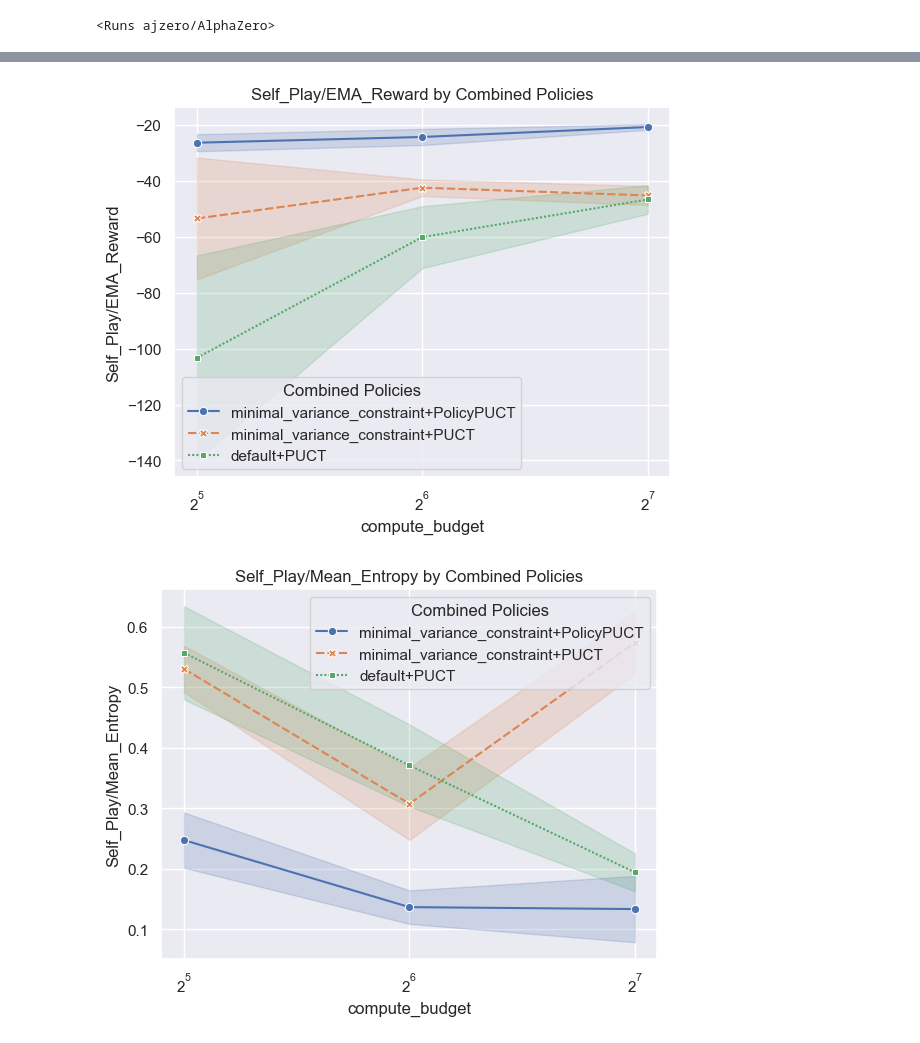
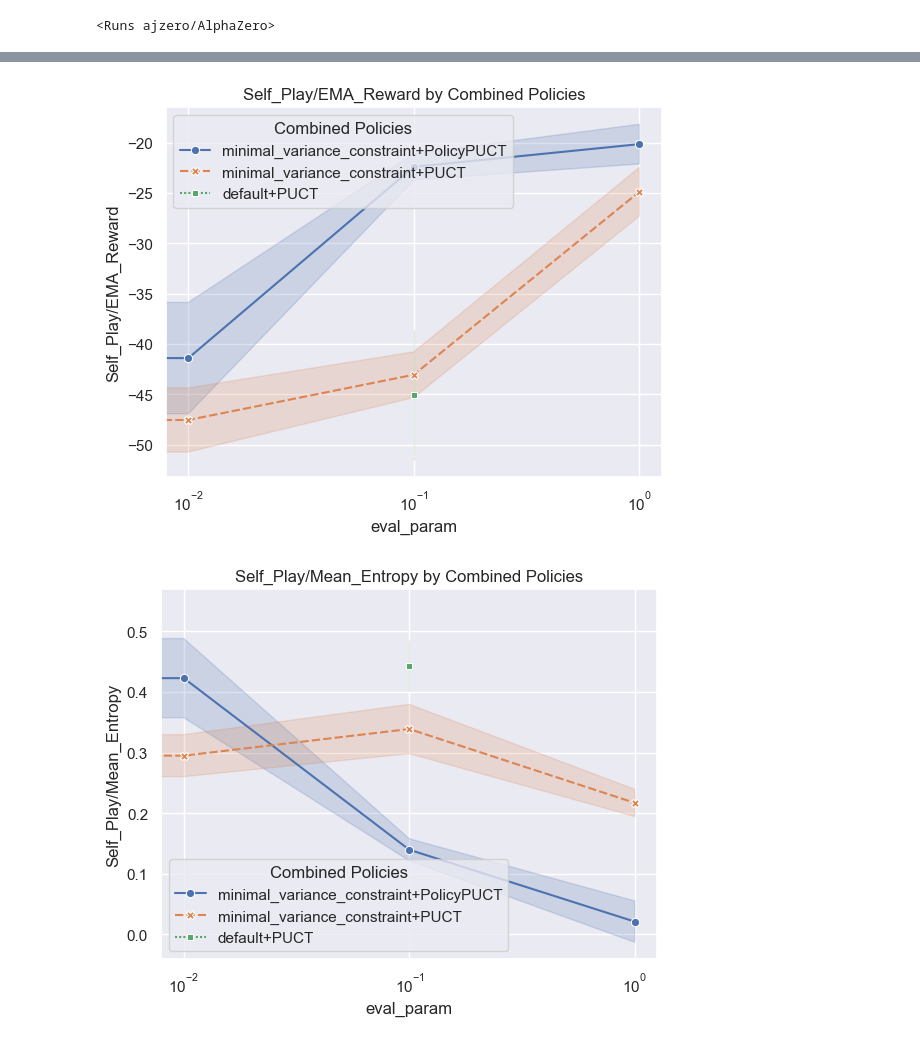
Before and after one commit to albinjal/GeneralAlphaZero, a Jupyter notebook: notebooks/first_experiment_analysis.ipynb, the cells around one changed output, grey strips where cells are left out. Cells and saved outputs as stored; diff of their text form; code cells hidden in the pictures.

```diff
--- a/notebooks/first_experiment_analysis.ipynb
+++ b/notebooks/first_experiment_analysis.ipynb
@@ -13,9 +13,10 @@ from scipy.interpolate import interp1d
 
 api = wandb.Api()
 entity, project = "ajzero", "AlphaZero"
-x_metric = "compute_budget"
-tag = x_metric
-runs = api.runs(entity + "/" + project, filters={"tags": {"$in": [tag]}})
+x_metric = "eval_param"
+tags = ["custom_sweep"]
+filters = {"config.compute_budget": 64, "config.puct_c": 2}
+runs = api.runs(entity + "/" + project, filters=filters)
 runs
 # %% [output]
 <Runs ajzero/AlphaZero>
@@ -77,7 +73,9 @@ Index(['Self_Play/Max_Reward', 'Self_Play/Min_Reward',
 df['policy_combination'] = df['tree_evaluation_policy'] + "+" + df['selection_policy']
 
 metrics = ['Self_Play/Mean_Reward', "Self_Play/Total_Average_Reward", "Self_Play/EMA_Reward", 'Self_Play/Mean_Entropy', 'Self_Play/Min_Reward',
-           'Self_Play/Max_Reward', 'max_Max_Reward', 'max_Mean_Reward']
+           'Self_Play/Max_Reward',
+           'max_Self_Play/Mean_Reward', 'max_Self_Play/Mean_Reward_step'
+           ]
 
 for metric in metrics:
     sns.set_theme(style="darkgrid")
@@ -85,14 +83,14 @@ for metric in metrics:
     # Create a line plot with confidence intervals
     sns.lineplot(data=df, x=x_metric, y=metric,
                 hue="policy_combination", style="policy_combination",
-                markers=True, errorbar="se", estimator=np.mean)
+                markers=True, errorbar="se", estimator=np.median)
 
     # Customize the plot with titles and labels
     plt.title(f'{metric} by Combined Policies')
     plt.xlabel(x_metric)  # Replace with actual x-axis label
     plt.ylabel(metric)
     plt.legend(title='Combined Policies')
-    plt.gca().set_xscale('log', base=2)
+    plt.gca().set_xscale('log', base=10)
 
     # Show the plot
     plt.show()
@@ -102,2 +100,2 @@ for metric in metrics:
-[figure, old version]
+[figure, new version]
-[figure, old version]
+[figure, new version]
```
Also changed, not shown: parts of 3 cells of this notebook, 2 other files.
